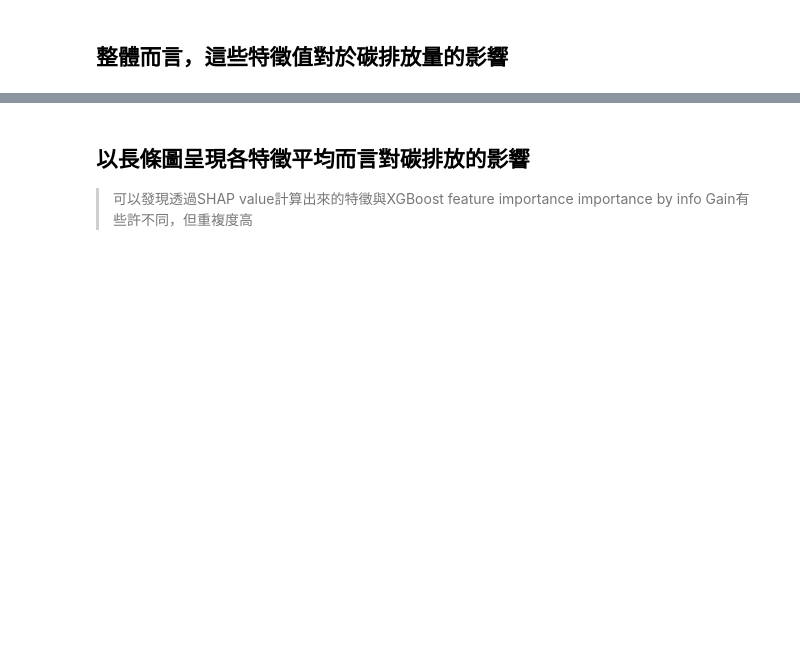
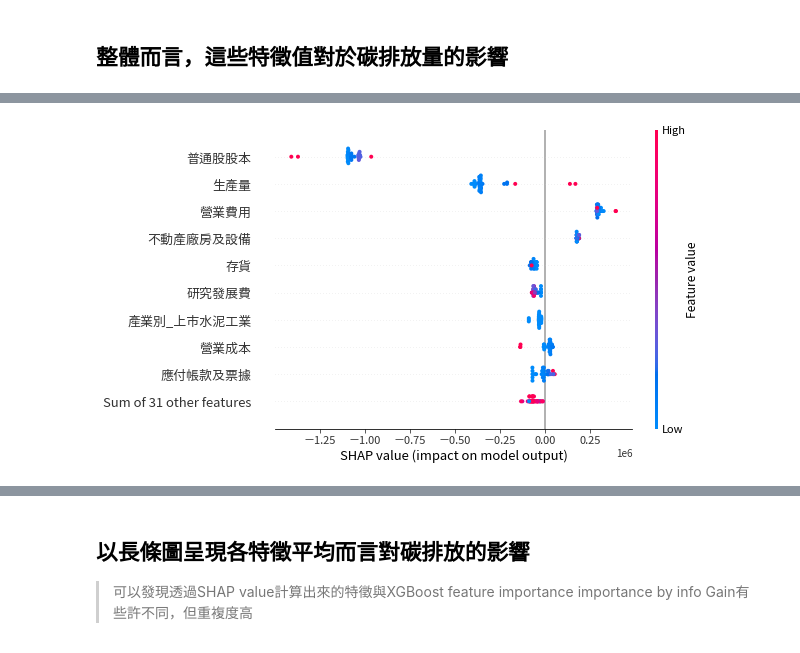
Before and after one commit to Enzo510-WuYiLing/XGBoost-Prediction-of-Carbon-Emissions--with-Financial-statements, a Jupyter notebook: XGBoost 預測碳排放.ipynb, the cells around one changed output, grey strips where cells are left out. Cells and saved outputs as stored; diff of their text form; code cells hidden in the pictures; blank space fills up the shorter version.

```diff
--- a/XGBoost 預測碳排放.ipynb
+++ b/XGBoost 預測碳排放.ipynb
@@ -237,0 +244,6 @@ shap.plots.beeswarm(shap_values)
+# %%
+# summarize the effects of all the features
+#上市紡織纖維
+shap.plots.beeswarm(shap_values[80:121])
+# %% [output]
+[figure, added]
```
Also changed, not shown: parts of 7 cells of this notebook.
